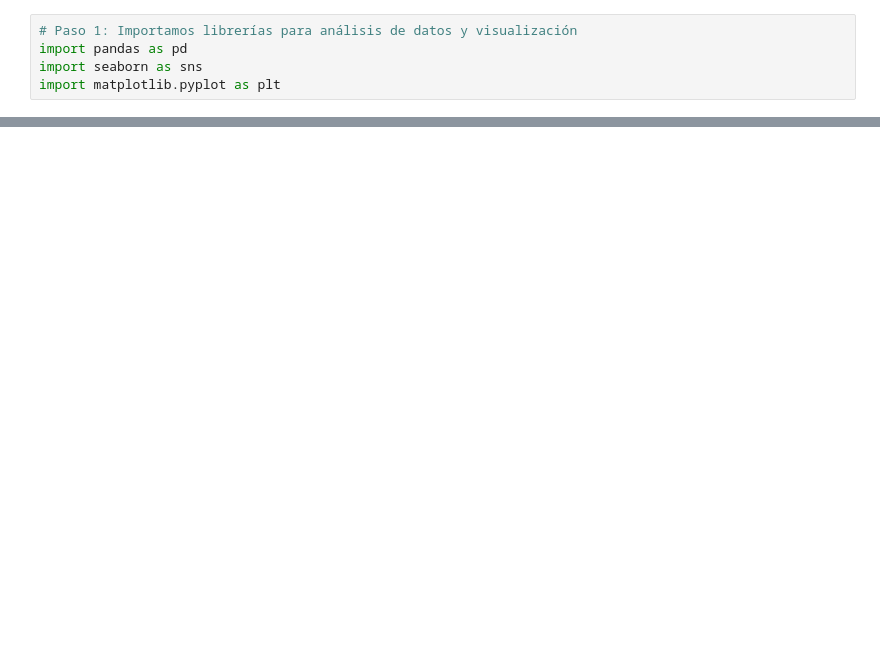
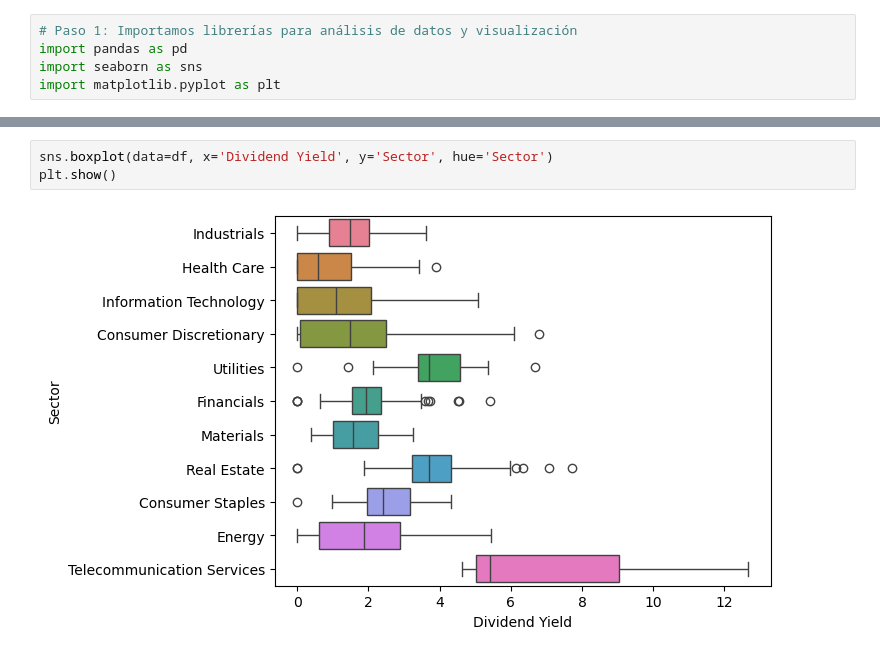
Before and after one commit to LupumGriseo/Proyectos-AED, a Jupyter notebook: Analisis_bivariado.ipynb, the cells around one changed output, grey strips where cells are left out. Drawn from its saved outputs; the diff is of its cells as text; blank space fills up the shorter version.

```diff
--- a/Analisis_bivariado.ipynb
+++ b/Analisis_bivariado.ipynb
@@ -16,0 +22,5 @@ df.head(5)
+# %%
+sns.boxplot(data=df, x='Dividend Yield', y='Sector', hue='Sector')
+plt.show()
+# %% [output]
+[figure, added]
```
Also changed, not shown: parts of 7 cells of this notebook.
